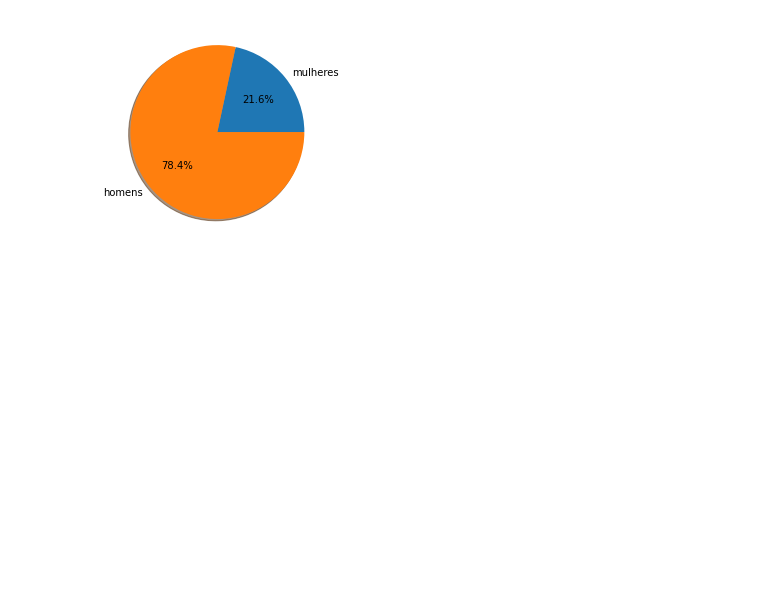
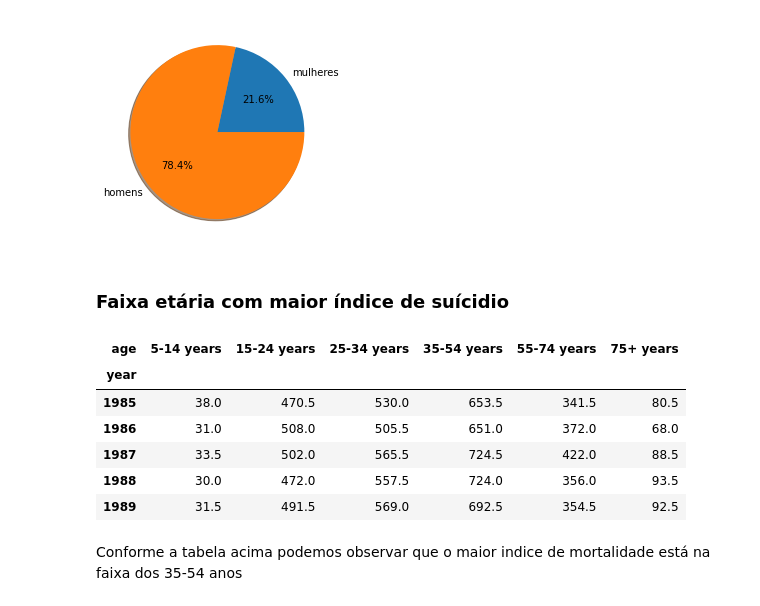
Before and after one commit to Rodolfo-Santos/Analise-de-indice-de-suicidio-no-brasil, a Jupyter notebook: Dados de Suicidio no Brasil.ipynb, the cells around one changed output. Saved outputs shown, nothing was run; the diff lists cells and outputs as text; code cells hidden in the pictures; blank space fills up the shorter version.

Commit message:
Adicionando Análise de Faixa Etária

```diff
--- a/Dados de Suicidio no Brasil.ipynb
+++ b/Dados de Suicidio no Brasil.ipynb
@@ -81,3 +80,20 @@ homens_mulheres = df_brasil.groupby('sex').suicides_no.sum() / df_brasil.groupby
 plt.pie(homens_mulheres, labels=['mulheres', 'homens'], autopct='%1.1f%%', shadow=True);
 # %% [output]
 [figure]
+# %% [markdown]
+### Faixa etária com maior índice de suícidio
+# %%
+table = pd.pivot_table(df_brasil, values='suicides_no', index=['year'], columns=['age'])
+column_order = ['5-14 years', '15-24 years', '25-34 years', '35-54 years', '55-74 years', '75+ years']
+table = table.reindex(column_order, axis=1)
+table.head()
+# %% [output]
+| age | 5-14 years | 15-24 years | 25-34 years | 35-54 years | 55-74 years | 75+ years |
+| year |  |  |  |  |  |  |
+| 1985 | 38.0 | 470.5 | 530.0 | 653.5 | 341.5 | 80.5 |
+| 1986 | 31.0 | 508.0 | 505.5 | 651.0 | 372.0 | 68.0 |
+| 1987 | 33.5 | 502.0 | 565.5 | 724.5 | 422.0 | 88.5 |
+| 1988 | 30.0 | 472.0 | 557.5 | 724.0 | 356.0 | 93.5 |
+| 1989 | 31.5 | 491.5 | 569.0 | 692.5 | 354.5 | 92.5 |
+# %% [markdown]
+Conforme a tabela acima podemos observar que o maior indice de mortalidade está na faixa dos 35-54 anos
```
Also changed, not shown: parts of 2 cells of this notebook.
